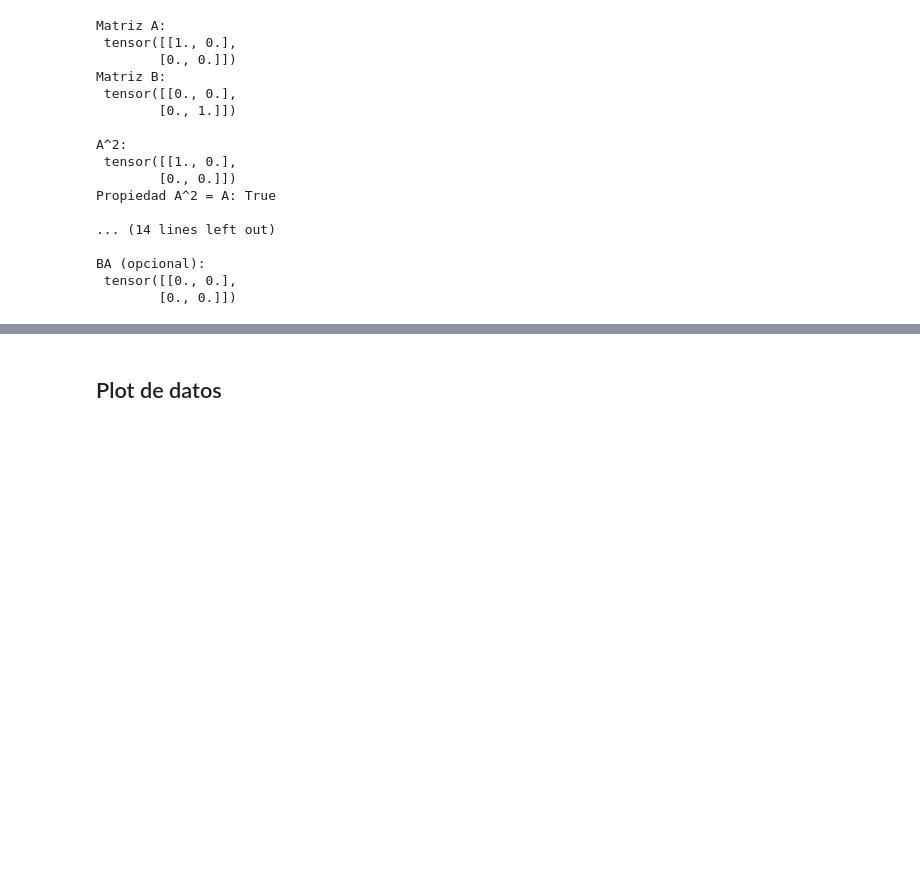
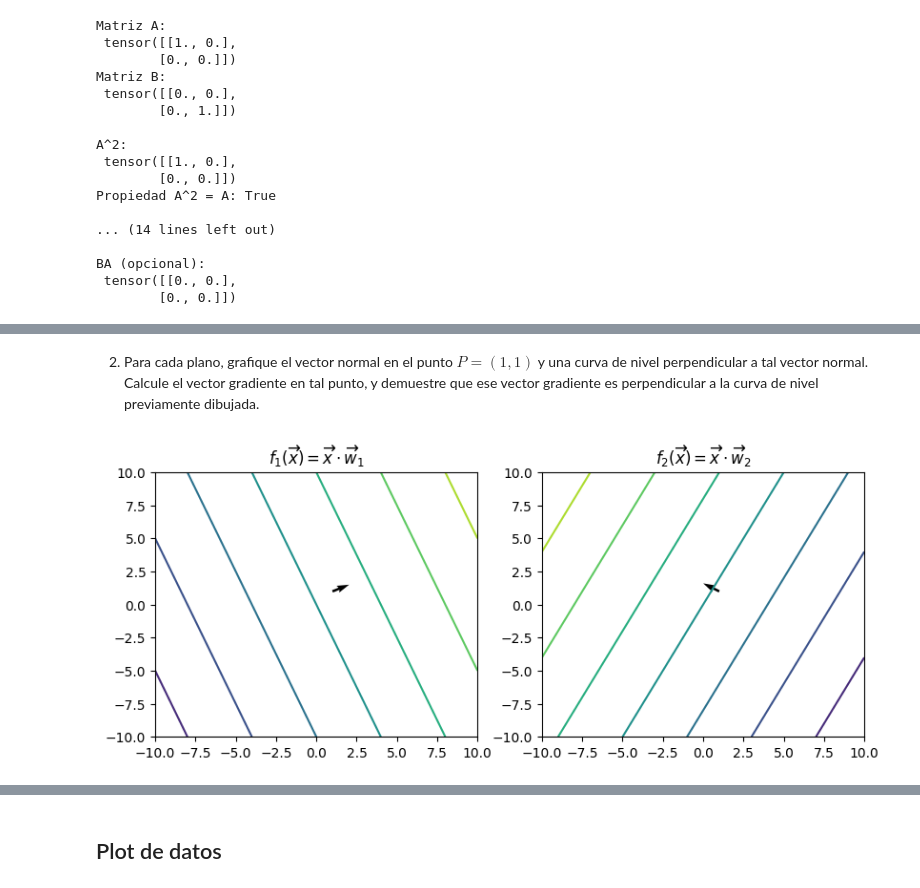
Before and after one commit to evillag/opn, a Jupyter notebook: tp1/OPN_TP1_I2025_ACFUEV.ipynb, the cells around one changed output, grey strips where cells are left out. Saved outputs shown, nothing was run; the diff lists cells and outputs as text; code cells hidden in the pictures; blank space fills up the shorter version.

```diff
--- a/tp1/OPN_TP1_I2025_ACFUEV.ipynb
+++ b/tp1/OPN_TP1_I2025_ACFUEV.ipynb
@@ -241,0 +273,19 @@ BA (opcional):
+# %% [markdown]
+2. Para cada plano, grafique el vector normal en el punto $P=(1,1)$ y una curva de nivel perpendicular a tal vector normal. Calcule el vector gradiente en tal punto, y demuestre que ese vector gradiente es perpendicular a la curva de nivel previamente dibujada.
+# %%
+f1_grad = [0.5, 0.2]
+f2_grad = [-0.1, 0.05]
+
+fig, axes = plt.subplots(1, 2, figsize=(9.6, 3.6))
+
+axes[0].set_title('$f_1(\overrightarrow{x})=\overrightarrow{x}\cdot\overrightarrow{w}_1$')
+axes[0].contour(x, y, z1)
+axes[0].quiver(1, 1, *f1_grad)
+
+axes[1].set_title('$f_2(\overrightarrow{x})=\overrightarrow{x}\cdot\overrightarrow{w}_2$')
+axes[1].contour(x, y, z2)
+axes[1].quiver(1, 1, *f2_grad)
+
+plt.show()
+# %% [output]
+[figure, added]
```
Also changed, not shown: parts of 38 cells of this notebook, 5 other files.
